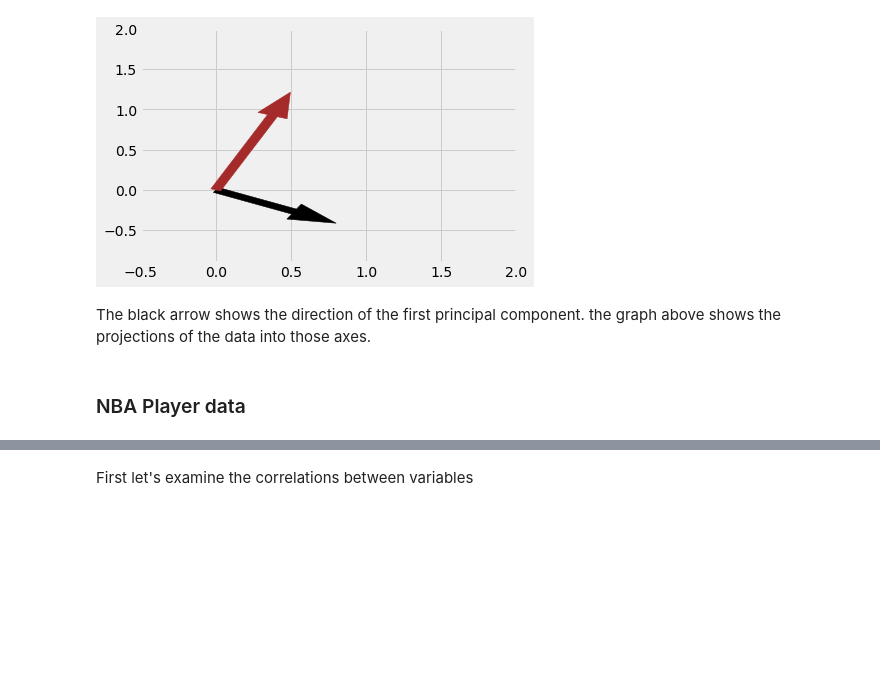
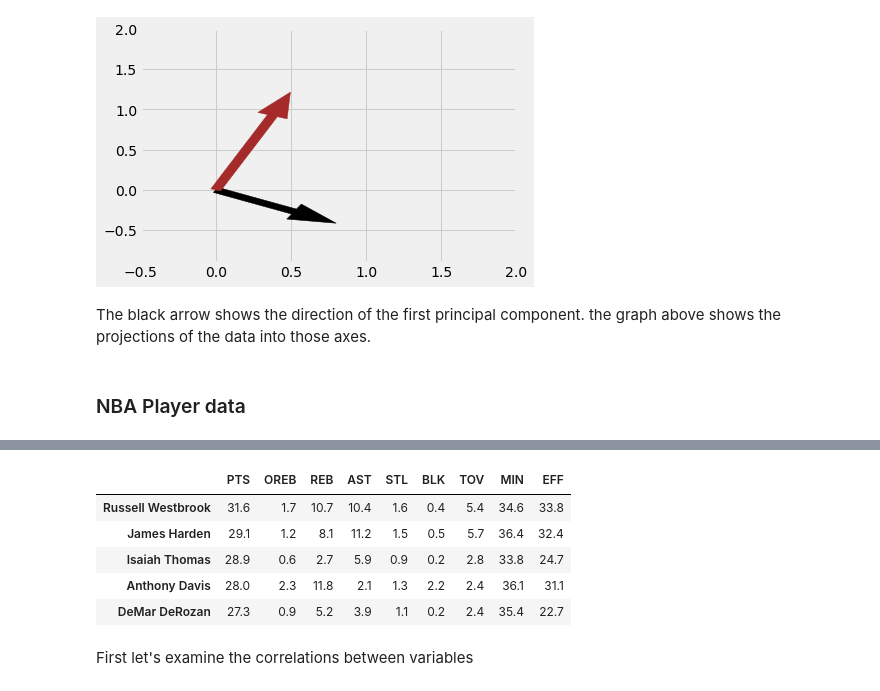
Before and after one commit to fionatalin/DS-SF-42, a Jupyter notebook: george_section/notebooks/In_class/Principal Component Analysis (In Class).ipynb, the cells around one changed output, grey strips where cells are left out. Saved outputs shown, nothing was run; the diff lists cells and outputs as text; code cells hidden in the pictures; blank space fills up the shorter version.

```diff
--- a/george_section/notebooks/In_class/Principal Component Analysis (In Class).ipynb
+++ b/george_section/notebooks/In_class/Principal Component Analysis (In Class).ipynb
@@ -440,9 +445,18 @@ IOError: File ../../data/nba_player_data_1617.csv does not exist
 # %%
 #Filter dataset
 
 cols = ["PTS", "OREB", "REB", "AST", "STL", "BLK", "TOV", "MIN", "EFF"]
 
-nba =
+nba = nba[cols]
+
+nba.head()
+# %% [output]
+|  | PTS | OREB | REB | AST | STL | BLK | TOV | MIN | EFF |
+| Russell Westbrook | 31.6 | 1.7 | 10.7 | 10.4 | 1.6 | 0.4 | 5.4 | 34.6 | 33.8 |
+| James Harden | 29.1 | 1.2 | 8.1 | 11.2 | 1.5 | 0.5 | 5.7 | 36.4 | 32.4 |
+| Isaiah Thomas | 28.9 | 0.6 | 2.7 | 5.9 | 0.9 | 0.2 | 2.8 | 33.8 | 24.7 |
+| Anthony Davis | 28.0 | 2.3 | 11.8 | 2.1 | 1.3 | 2.2 | 2.4 | 36.1 | 31.1 |
+| DeMar DeRozan | 27.3 | 0.9 | 5.2 | 3.9 | 1.1 | 0.2 | 2.4 | 35.4 | 22.7 |
 # %%
 #rename columns
 
```
Also changed, not shown: parts of 31 cells of this notebook.
